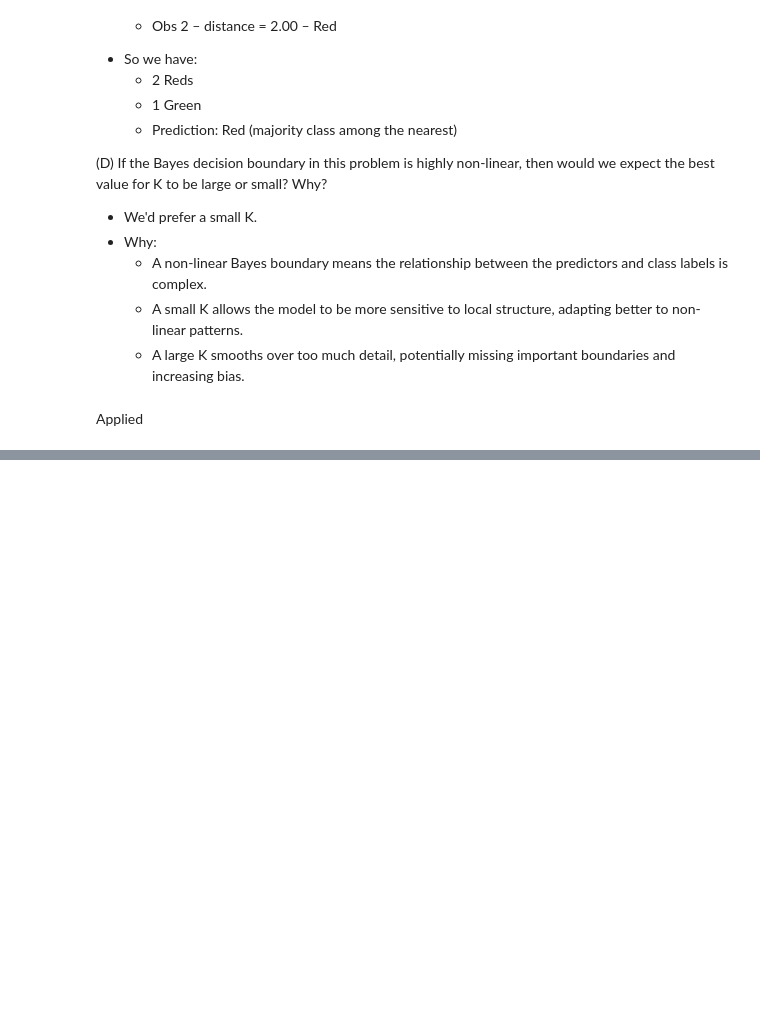
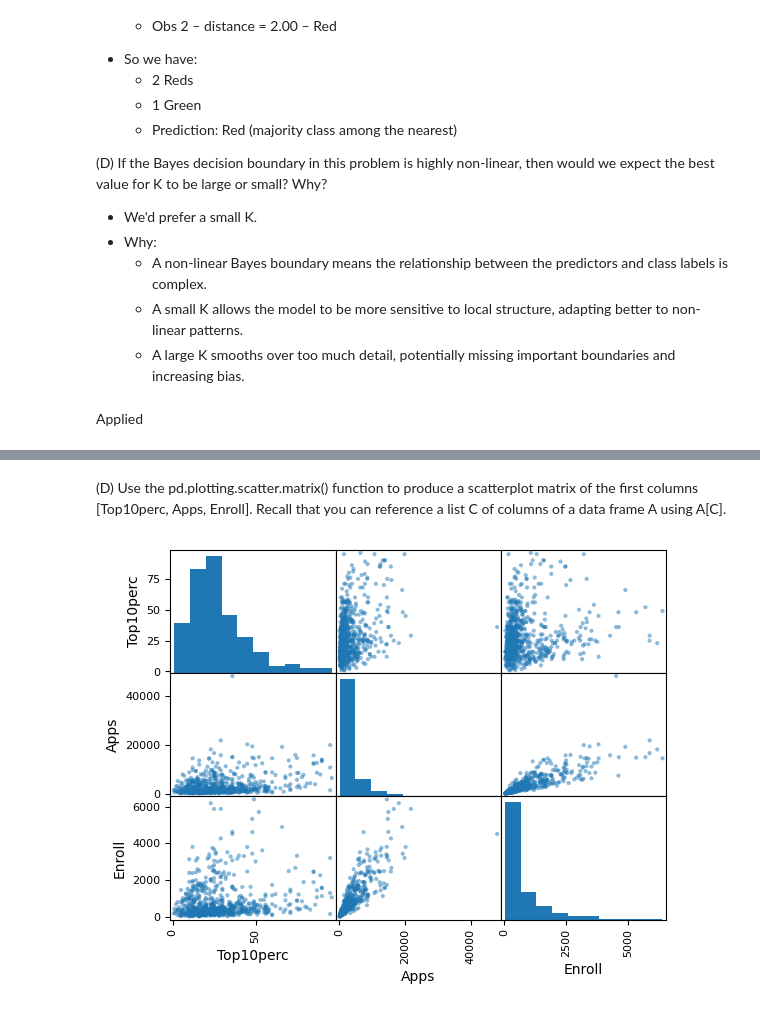
Before and after one commit to Anthonny20/AI-PROJECTS, a Jupyter notebook: ISLP/01_Exercices.ipynb, the cells around one changed output, grey strips where cells are left out. Cells and saved outputs as stored; diff of their text form; code cells hidden in the pictures; blank space fills up the shorter version.

```diff
--- a/ISLP/01_Exercices.ipynb
+++ b/ISLP/01_Exercices.ipynb
@@ -345,0 +350,3 @@ Applied
+# %%
+import pandas as pd
+data_college = pd.read_csv("https://raw.githubusercontent.com/Anthonny20/ML-PROJECTS/main/ISLP/Datasets/College.csv")
@@ -345,0 +374,3 @@ Applied
+# %%
+data_college3 = data_college.rename({'Unnamed: 0': 'College'}, axis=1)
+data_college3.head()
@@ -345,0 +384,3 @@ Applied
+# %%
+data_college3 = data_college3.set_index('College')
+data_college3.head()
@@ -345,0 +397,2 @@ Applied
+# %%
+data_college = data_college3
@@ -345,0 +413,6 @@ Applied
+# %% [markdown]
+(D) Use the pd.plotting.scatter.matrix() function to produce a scatterplot matrix of the first columns [Top10perc, Apps, Enroll]. Recall that you can reference a list C of columns of a data frame A using A[C].
+# %%
+pd.plotting.scatter_matrix(data_college[['Top10perc', 'Apps', 'Enroll']]);
+# %% [output]
+[figure, added]
```
Also changed, not shown: parts of 19 cells of this notebook.
